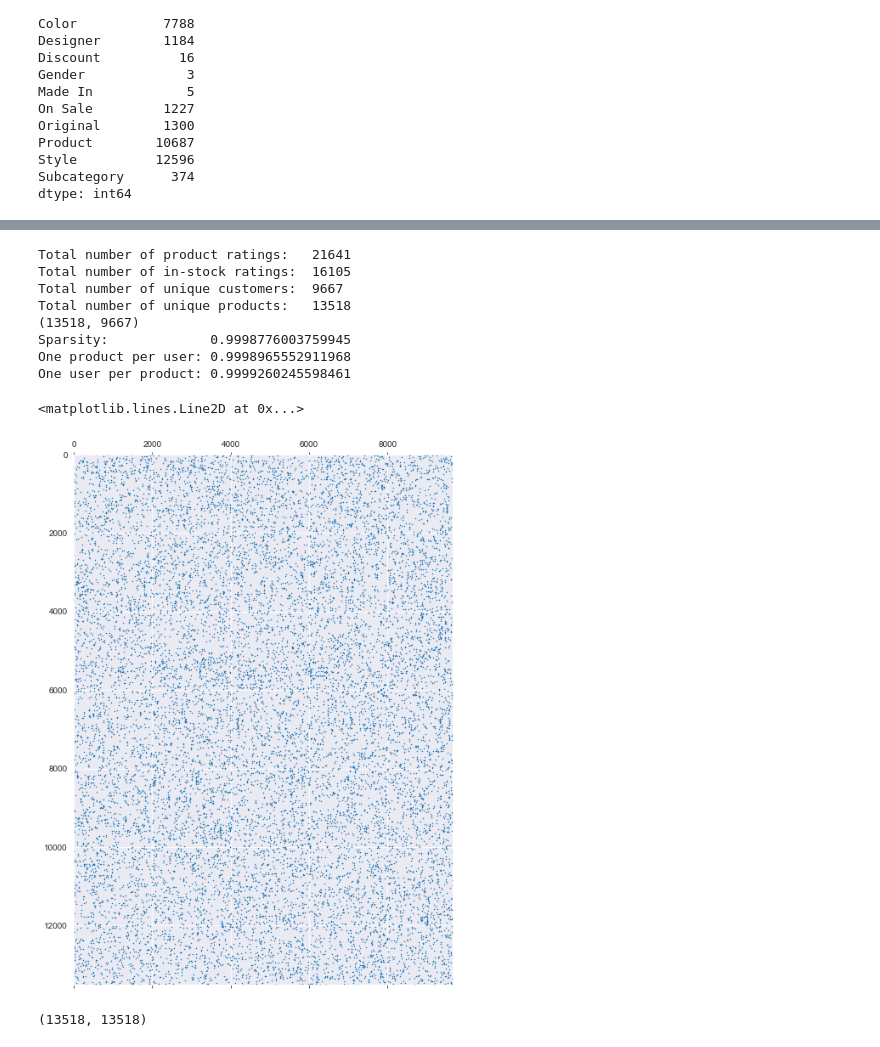
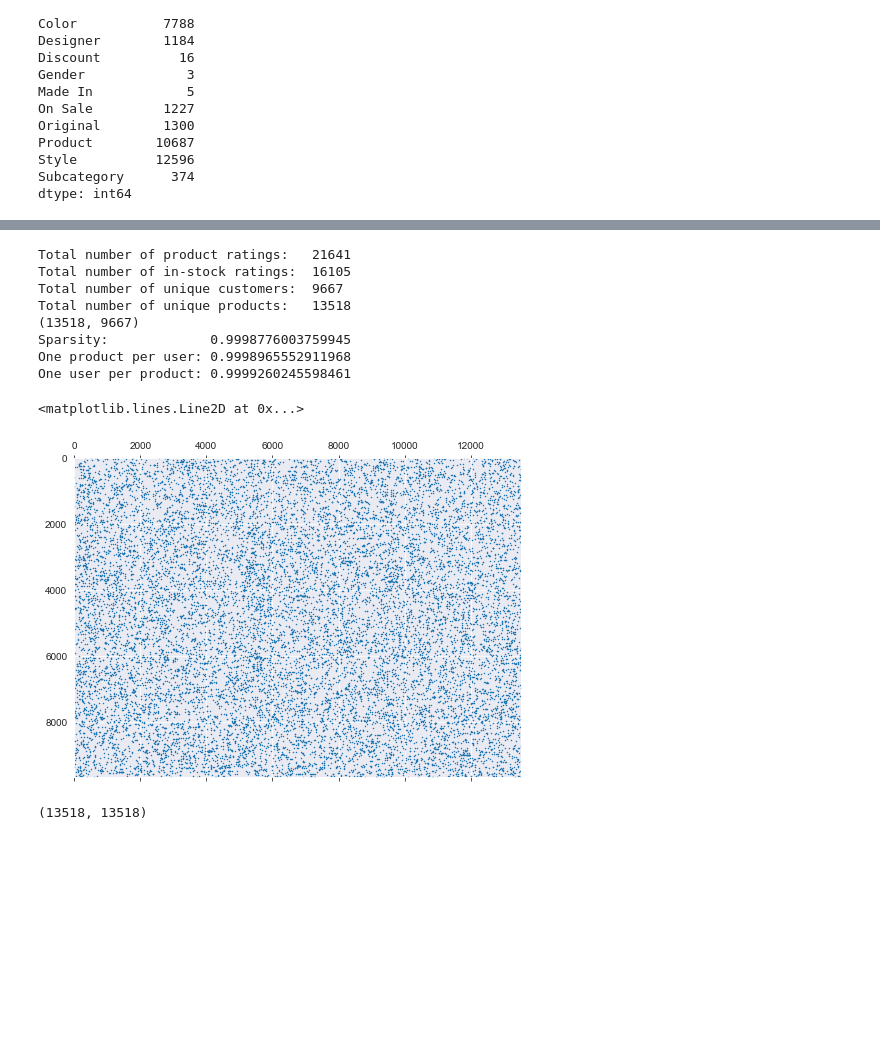
Before and after one commit to acdick/touch_driven_recommender_engines, a Jupyter notebook: Source/02_Exploratory_Data_Analysis.ipynb, the cells around one changed output, grey strips where cells are left out. Cells and saved outputs as stored; diff of their text form; code cells hidden in the pictures; blank space fills up the shorter version.

```diff
--- a/Source/02_Exploratory_Data_Analysis.ipynb
+++ b/Source/02_Exploratory_Data_Analysis.ipynb
@@ -106,29 +106,29 @@ df.head()
 # %%
 # user-product sparsity matrix
 utility_matrix           = ff.get_utility_matrix()[0]
 utility_matrix['Rating'] = 1
 utility_matrix           = utility_matrix.drop_duplicates()
 print(utility_matrix.pivot(index='URL', columns='User', values='Rating').shape)
 
 # sparsity
 n_products = utility_matrix.pivot(index='URL', columns='User', values='Rating').shape[0]
 n_users    = utility_matrix.pivot(index='URL', columns='User', values='Rating').shape[1]
 print('Sparsity:             ' + str(1 - (utility_matrix.shape[0] / (n_products * n_users))))
 print('One product per user: ' + str(1 - 1/9667))
 print('One user per product: ' + str(1 - 1/13518))
 
 fig, axes = plt.subplots(figsize=(8,16))
-plt.spy(utility_matrix.pivot(index='URL', columns='User', values='Rating'), markersize=0.5)
+plt.spy(utility_matrix.pivot(index='User', columns='URL', values='Rating'), markersize=0.5)
 # %% [output]
 Total number of product ratings:   21641
 Total number of in-stock ratings:  16105
 Total number of unique customers:  9667
 Total number of unique products:   13518
 (13518, 9667)
 Sparsity:             0.9998776003759945
 One product per user: 0.9998965552911968
 One user per product: 0.9999260245598461
 <matplotlib.lines.Line2D at 0x...>
-[figure, old version]
+[figure, new version]
 # %%
 # heatmap of similarity matrix
```
Also changed, not shown: parts of 2 cells of this notebook, 4 other files.
